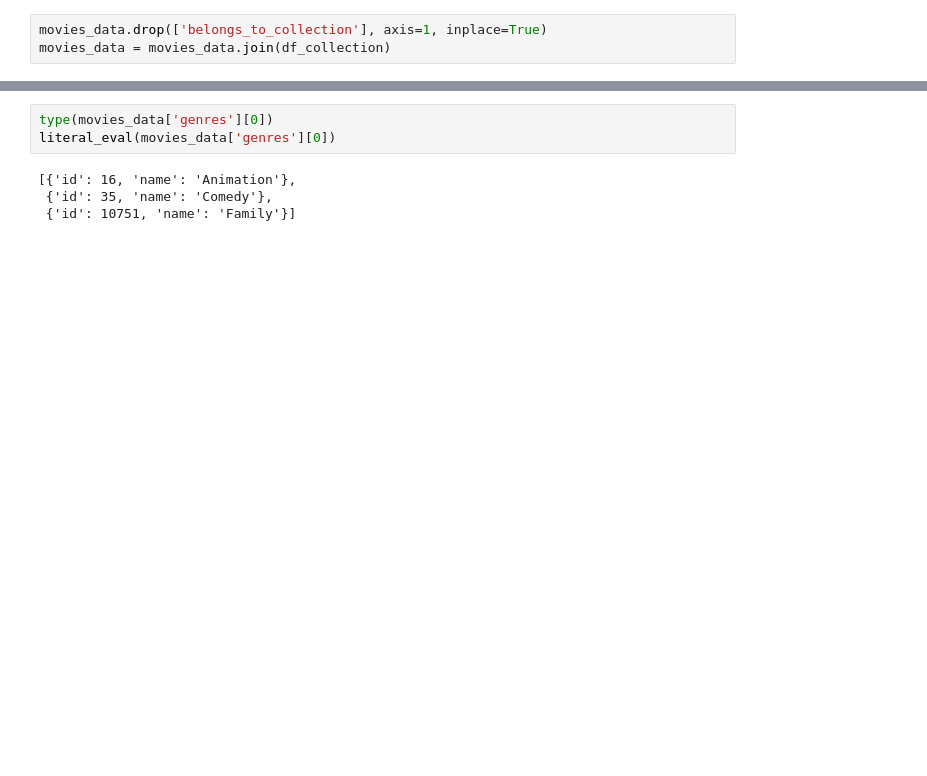
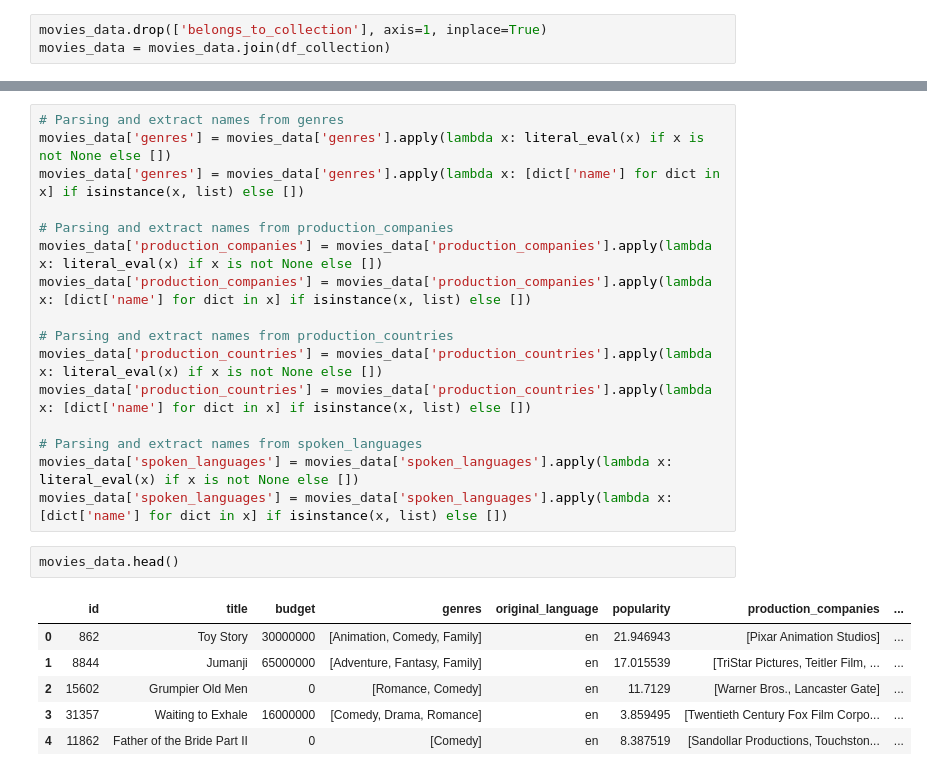
Before and after one commit to HolyGrace/Delphi, a Jupyter notebook: Delphi.ipynb, the cells around one changed output, grey strips where cells are left out. Cells and saved outputs as stored; diff of their text form; blank space fills up the shorter version.

Commit message:
Parsing and extract names

```diff
--- a/Delphi.ipynb
+++ b/Delphi.ipynb
@@ -120,10 +120,28 @@ movies_data.head()
 | 2 | 15602 | Grumpier Old Men | 0 | [{'id': 10749, 'name': 'Romance'}... | en | 11.7129 | [{'name': 'Warner Bros.', 'id': 6... | ... |
 | 3 | 31357 | Waiting to Exhale | 16000000 | [{'id': 35, 'name': 'Comedy'}, {'... | en | 3.859495 | [{'name': 'Twentieth Century Fox ... | ... |
 | 4 | 11862 | Father of the Bride Part II | 0 | [{'id': 35, 'name': 'Comedy'}] | en | 8.387519 | [{'name': 'Sandollar Productions'... | ... |
-# %%
-type(movies_data['genres'][0])
-literal_eval(movies_data['genres'][0])
-# %% [output]
-[{'id': 16, 'name': 'Animation'},
- {'id': 35, 'name': 'Comedy'},
- {'id': 10751, 'name': 'Family'}]
+# %%
+# Parsing and extract names from genres
+movies_data['genres'] = movies_data['genres'].apply(lambda x: literal_eval(x) if x is not None else [])
+movies_data['genres'] = movies_data['genres'].apply(lambda x: [dict['name'] for dict in x] if isinstance(x, list) else [])
+
+# Parsing and extract names from production_companies
+movies_data['production_companies'] = movies_data['production_companies'].apply(lambda x: literal_eval(x) if x is not None else [])
+movies_data['production_companies'] = movies_data['production_companies'].apply(lambda x: [dict['name'] for dict in x] if isinstance(x, list) else [])
+
+# Parsing and extract names from production_countries
+movies_data['production_countries'] = movies_data['production_countries'].apply(lambda x: literal_eval(x) if x is not None else [])
+movies_data['production_countries'] = movies_data['production_countries'].apply(lambda x: [dict['name'] for dict in x] if isinstance(x, list) else [])
+
+# Parsing and extract names from spoken_languages
+movies_data['spoken_languages'] = movies_data['spoken_languages'].apply(lambda x: literal_eval(x) if x is not None else [])
+movies_data['spoken_languages'] = movies_data['spoken_languages'].apply(lambda x: [dict['name'] for dict in x] if isinstance(x, list) else [])
+# %%
+movies_data.head()
+# %% [output]
+|  | id | title | budget | genres | original_language | popularity | production_companies | ... |
+| 0 | 862 | Toy Story | 30000000 | [Animation, Comedy, Family] | en | 21.946943 | [Pixar Animation Studios] | ... |
+| 1 | 8844 | Jumanji | 65000000 | [Adventure, Fantasy, Family] | en | 17.015539 | [TriStar Pictures, Teitler Film, ... | ... |
+| 2 | 15602 | Grumpier Old Men | 0 | [Romance, Comedy] | en | 11.7129 | [Warner Bros., Lancaster Gate] | ... |
+| 3 | 31357 | Waiting to Exhale | 16000000 | [Comedy, Drama, Romance] | en | 3.859495 | [Twentieth Century Fox Film Corpo... | ... |
+| 4 | 11862 | Father of the Bride Part II | 0 | [Comedy] | en | 8.387519 | [Sandollar Productions, Touchston... | ... |
```
Also changed, not shown: parts of 5 cells of this notebook.
